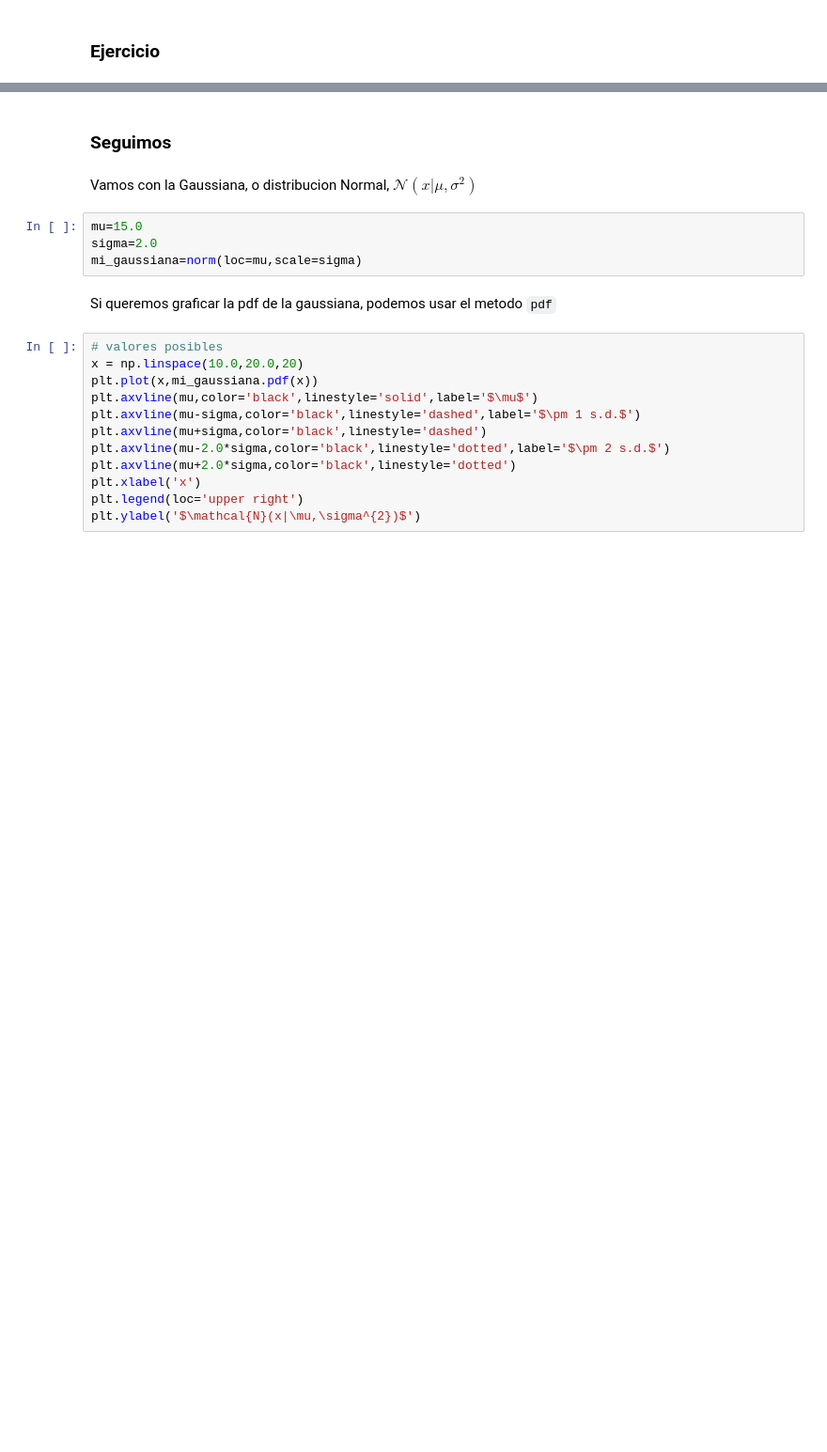
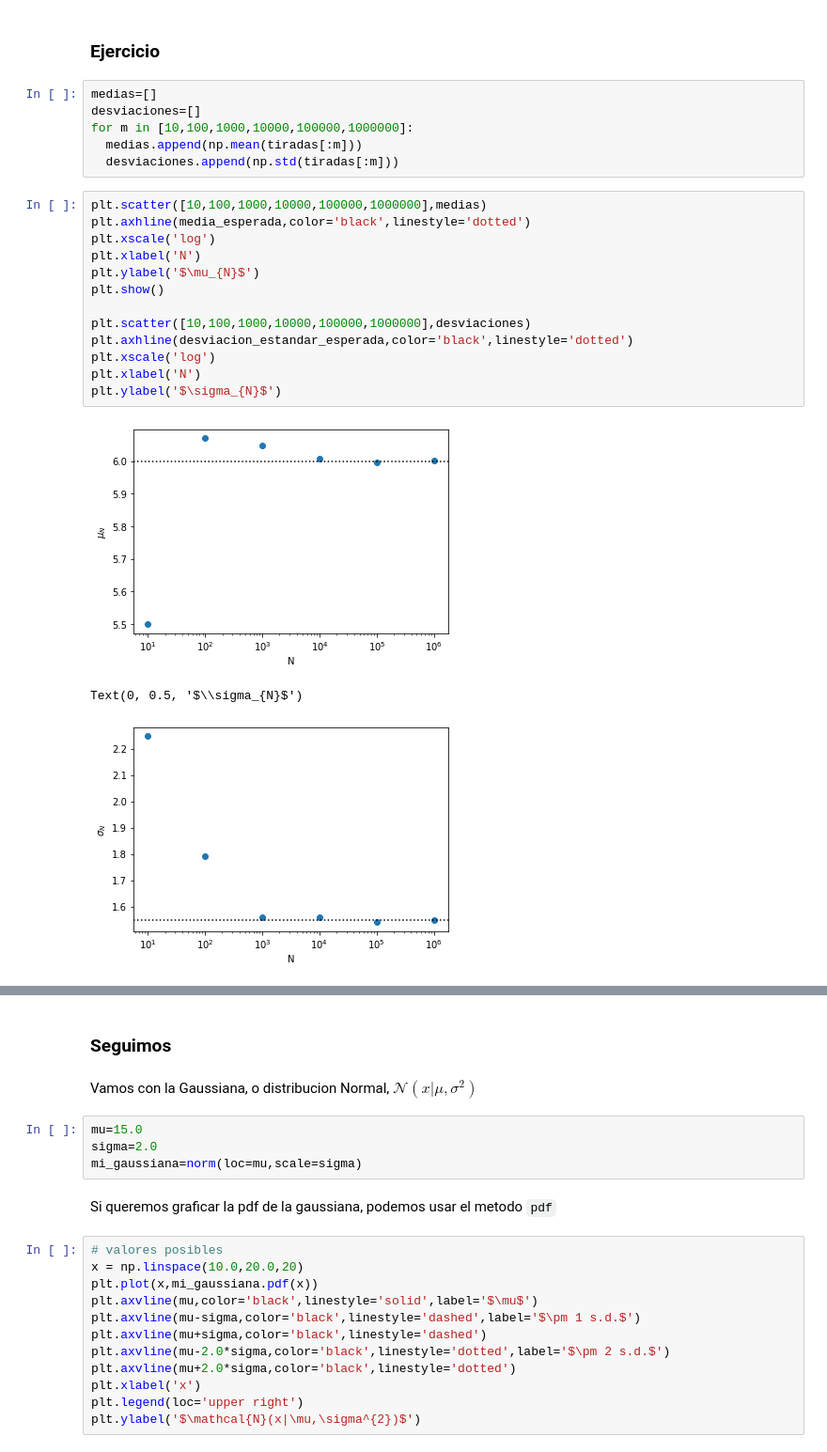
Before and after one commit to naikymen/ML_UNSAM, a Jupyter notebook: 02p_Probabilidad.ipynb, the cells around one changed output, grey strips where cells are left out. Shown at 94% size. Cells and saved outputs as stored; diff of their text form; blank space fills up the shorter version.

```diff
--- a/02p_Probabilidad.ipynb
+++ b/02p_Probabilidad.ipynb
@@ -206,2 +318,25 @@ print(media_esperada,desviacion_estandar_esperada)
 # %% [markdown]
 ### Ejercicio
+# %%
+medias=[]
+desviaciones=[]
+for m in [10,100,1000,10000,100000,1000000]:
+  medias.append(np.mean(tiradas[:m]))
+  desviaciones.append(np.std(tiradas[:m]))
+# %%
+plt.scatter([10,100,1000,10000,100000,1000000],medias)
+plt.axhline(media_esperada,color='black',linestyle='dotted')
+plt.xscale('log')
+plt.xlabel('N')
+plt.ylabel('$\mu_{N}$')
+plt.show()
+
+plt.scatter([10,100,1000,10000,100000,1000000],desviaciones)
+plt.axhline(desviacion_estandar_esperada,color='black',linestyle='dotted')
+plt.xscale('log')
+plt.xlabel('N')
+plt.ylabel('$\sigma_{N}$')
+# %% [output]
+[figure, added]
+Text(0, 0.5, '$\\sigma_{N}$')
+[figure, added]
```
Also changed, not shown: parts of 26 cells of this notebook.
